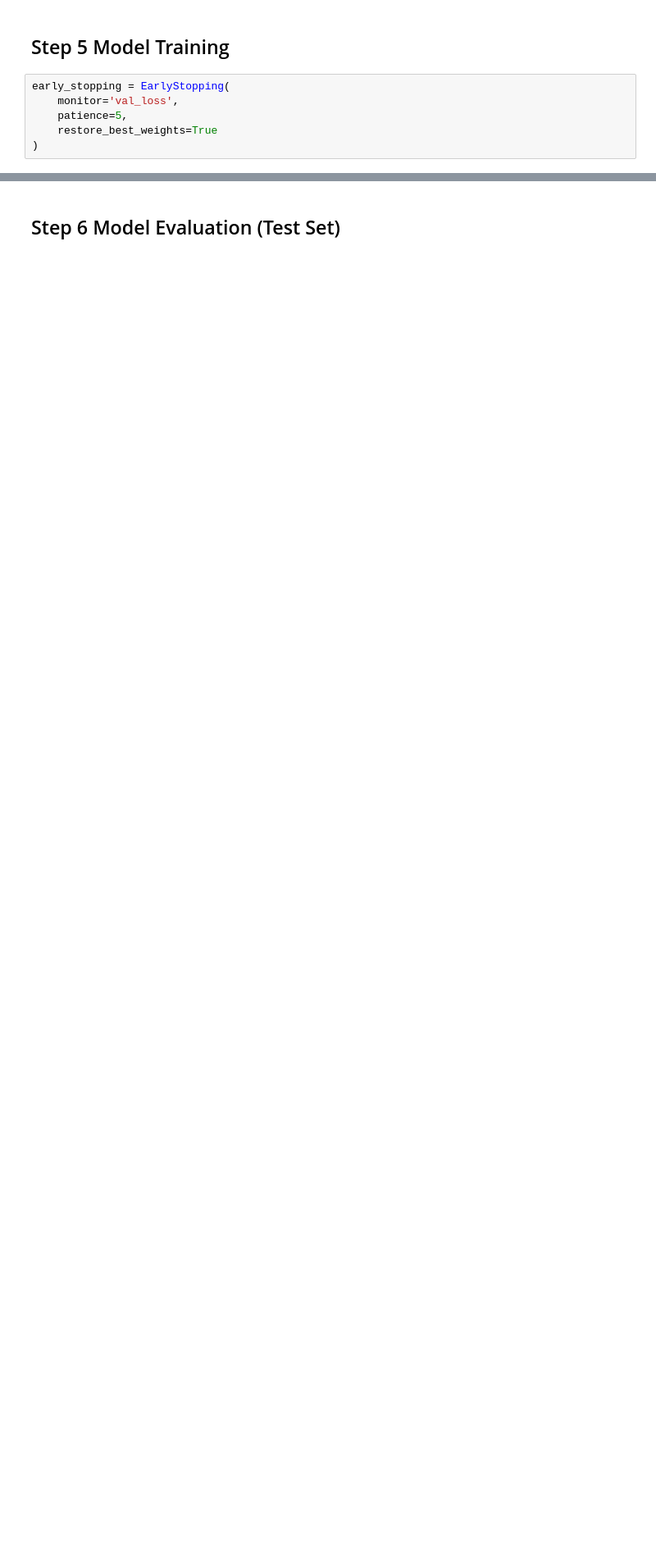
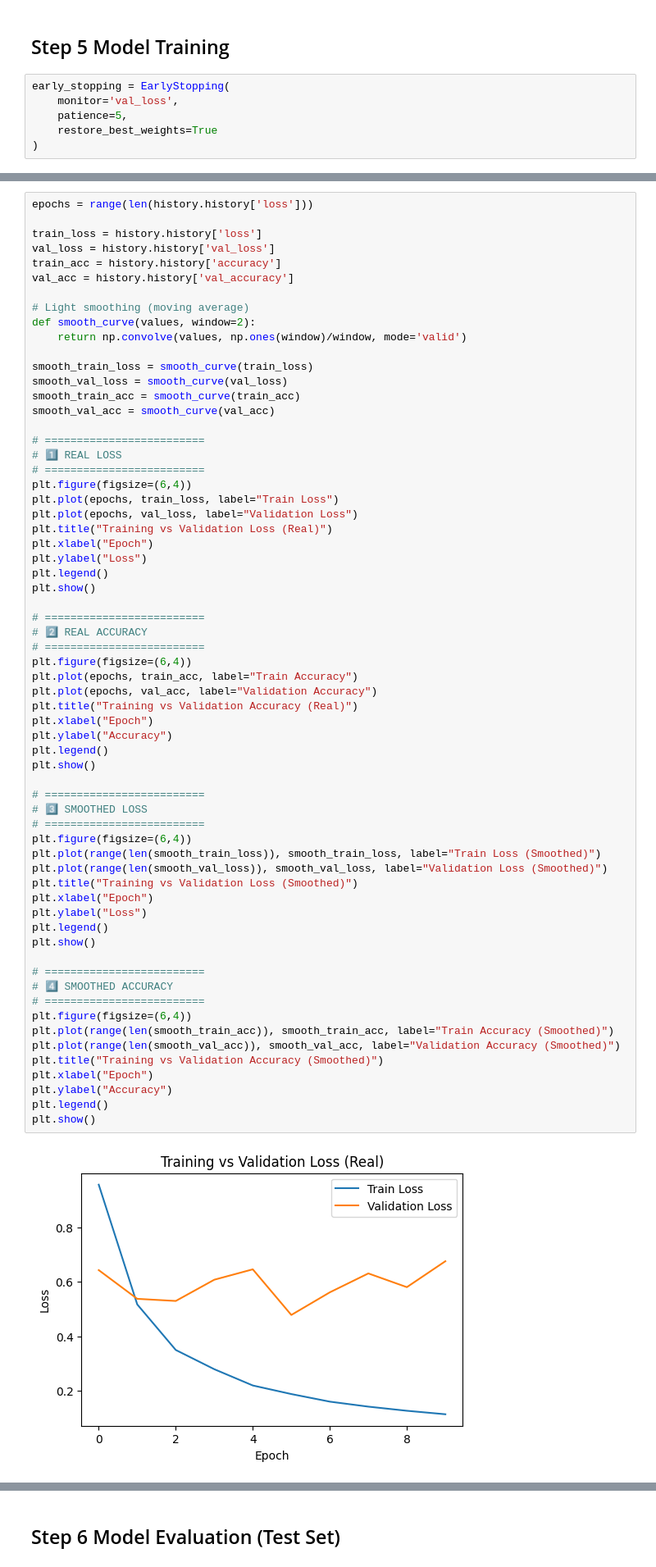
Before and after one commit to HeshamAfandi/Hate-Speech-Detection, a Jupyter notebook: notebook/hate_speech_lstm.ipynb, the cells around one changed output, grey strips where cells are left out. Shown: that part at 82% size. Saved outputs shown, nothing was run; the diff lists cells and outputs as text; blank space fills up the shorter version.

```diff
--- a/notebook/hate_speech_lstm.ipynb
+++ b/notebook/hate_speech_lstm.ipynb
@@ -387,0 +373,66 @@ plt.show()
+# %%
+epochs = range(len(history.history['loss']))
+
+train_loss = history.history['loss']
+val_loss = history.history['val_loss']
+train_acc = history.history['accuracy']
+val_acc = history.history['val_accuracy']
+
+# Light smoothing (moving average)
+def smooth_curve(values, window=2):
+    return np.convolve(values, np.ones(window)/window, mode='valid')
+
+smooth_train_loss = smooth_curve(train_loss)
+smooth_val_loss = smooth_curve(val_loss)
+smooth_train_acc = smooth_curve(train_acc)
+smooth_val_acc = smooth_curve(val_acc)
+
+# =========================
+# 1️⃣ REAL LOSS
+# =========================
+plt.figure(figsize=(6,4))
+plt.plot(epochs, train_loss, label="Train Loss")
+plt.plot(epochs, val_loss, label="Validation Loss")
+plt.title("Training vs Validation Loss (Real)")
+plt.xlabel("Epoch")
+plt.ylabel("Loss")
+plt.legend()
+plt.show()
+
+# =========================
+# 2️⃣ REAL ACCURACY
+# =========================
+plt.figure(figsize=(6,4))
+plt.plot(epochs, train_acc, label="Train Accuracy")
+plt.plot(epochs, val_acc, label="Validation Accuracy")
+plt.title("Training vs Validation Accuracy (Real)")
+plt.xlabel("Epoch")
+plt.ylabel("Accuracy")
+plt.legend()
+plt.show()
+
+# =========================
+# 3️⃣ SMOOTHED LOSS
+# =========================
+plt.figure(figsize=(6,4))
+plt.plot(range(len(smooth_train_loss)), smooth_train_loss, label="Train Loss (Smoothed)")
+plt.plot(range(len(smooth_val_loss)), smooth_val_loss, label="Validation Loss (Smoothed)")
+plt.title("Training vs Validation Loss (Smoothed)")
+plt.xlabel("Epoch")
+plt.ylabel("Loss")
+plt.legend()
+plt.show()
+
+# =========================
+# 4️⃣ SMOOTHED ACCURACY
+# =========================
+plt.figure(figsize=(6,4))
+plt.plot(range(len(smooth_train_acc)), smooth_train_acc, label="Train Accuracy (Smoothed)")
+plt.plot(range(len(smooth_val_acc)), smooth_val_acc, label="Validation Accuracy (Smoothed)")
+plt.title("Training vs Validation Accuracy (Smoothed)")
+plt.xlabel("Epoch")
+plt.ylabel("Accuracy")
+plt.legend()
+plt.show()
+# %% [output]
+[figure, added]
```
Also changed, not shown: parts of 12 cells of this notebook, 3 other files.
